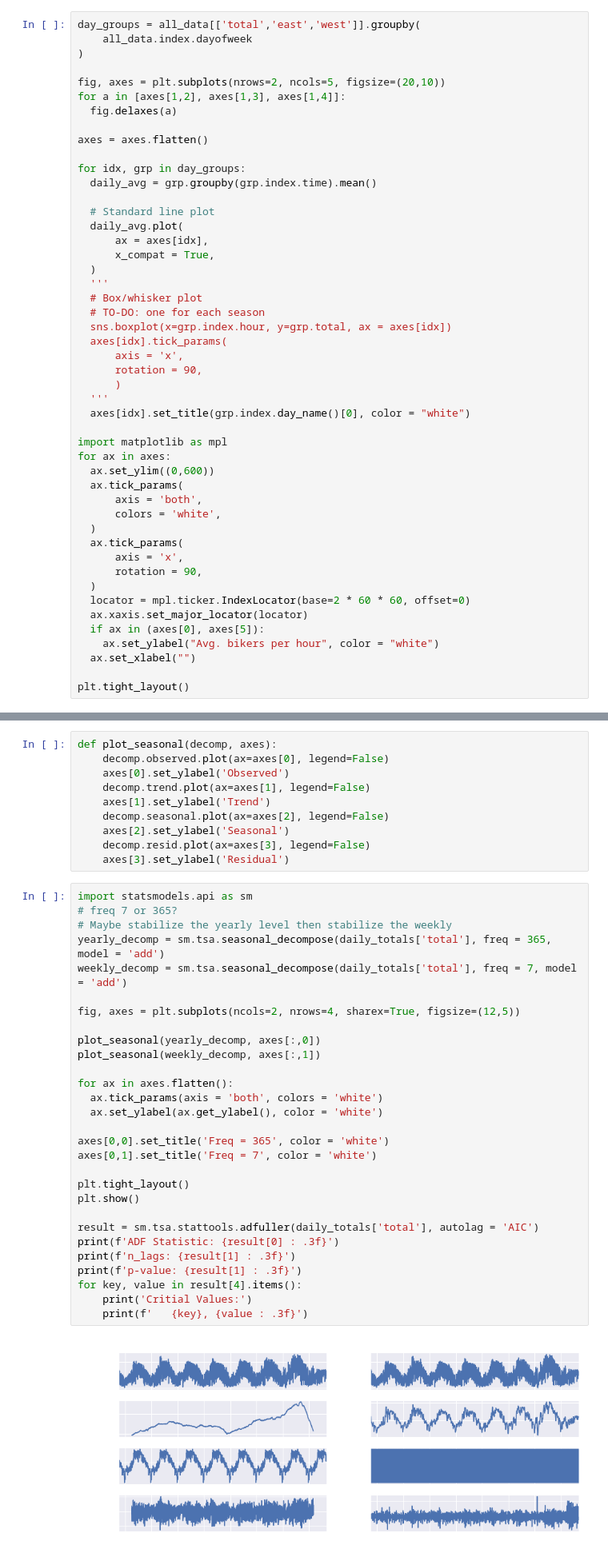
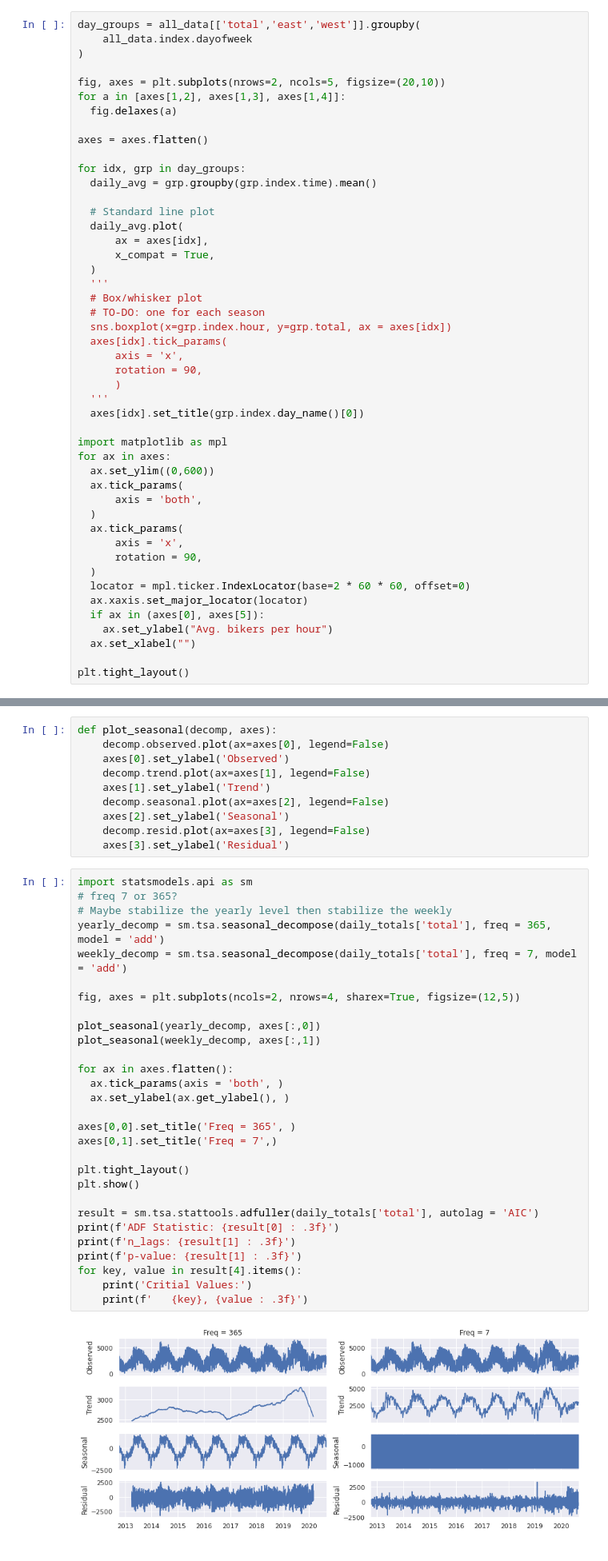
Before and after one commit to advoet/fremont-bikes, a Jupyter notebook: fremont_bikes.ipynb, the cells around one changed output, grey strips where cells are left out. Shown at 80% size. Drawn from its saved outputs; the diff is of its cells as text.

```diff
--- a/fremont_bikes.ipynb
+++ b/fremont_bikes.ipynb
@@ -102,14 +102,13 @@ for idx, grp in day_groups:
       rotation = 90,
       )
   '''
-  axes[idx].set_title(grp.index.day_name()[0], color = "white")
+  axes[idx].set_title(grp.index.day_name()[0])
 
 import matplotlib as mpl
 for ax in axes:
   ax.set_ylim((0,600))
   ax.tick_params(
       axis = 'both',
-      colors = 'white',
   )
   ax.tick_params(
       axis = 'x',
@@ -118,7 +117,7 @@ for ax in axes:
   locator = mpl.ticker.IndexLocator(base=2 * 60 * 60, offset=0)
   ax.xaxis.set_major_locator(locator)
   if ax in (axes[0], axes[5]):
-    ax.set_ylabel("Avg. bikers per hour", color = "white")
+    ax.set_ylabel("Avg. bikers per hour")
   ax.set_xlabel("")
 
 plt.tight_layout()
@@ -248,34 +247,34 @@ def plot_seasonal(decomp, axes):
 # %%
 import statsmodels.api as sm
 # freq 7 or 365?
 # Maybe stabilize the yearly level then stabilize the weekly
 yearly_decomp = sm.tsa.seasonal_decompose(daily_totals['total'], freq = 365, model = 'add')
 weekly_decomp = sm.tsa.seasonal_decompose(daily_totals['total'], freq = 7, model = 'add')
 
 fig, axes = plt.subplots(ncols=2, nrows=4, sharex=True, figsize=(12,5))
 
 plot_seasonal(yearly_decomp, axes[:,0])
 plot_seasonal(weekly_decomp, axes[:,1])
 
 for ax in axes.flatten():
-  ax.tick_params(axis = 'both', colors = 'white')
-  ax.set_ylabel(ax.get_ylabel(), color = 'white')
+  ax.tick_params(axis = 'both', )
+  ax.set_ylabel(ax.get_ylabel(), )
 
-axes[0,0].set_title('Freq = 365', color = 'white')
-axes[0,1].set_title('Freq = 7', color = 'white')
+axes[0,0].set_title('Freq = 365', )
+axes[0,1].set_title('Freq = 7',)
 
 plt.tight_layout()
 plt.show()
 
 result = sm.tsa.stattools.adfuller(daily_totals['total'], autolag = 'AIC')
 print(f'ADF Statistic: {result[0] : .3f}')
 print(f'n_lags: {result[1] : .3f}')
 print(f'p-value: {result[1] : .3f}')
 for key, value in result[4].items():
     print('Critial Values:')
     print(f'   {key}, {value : .3f}')
 # %% [output]
-[figure, old version]
+[figure, new version]
 ADF Statistic: -3.413
 n_lags:  0.011
 p-value:  0.011
```
Also changed, not shown: parts of 13 cells of this notebook.
